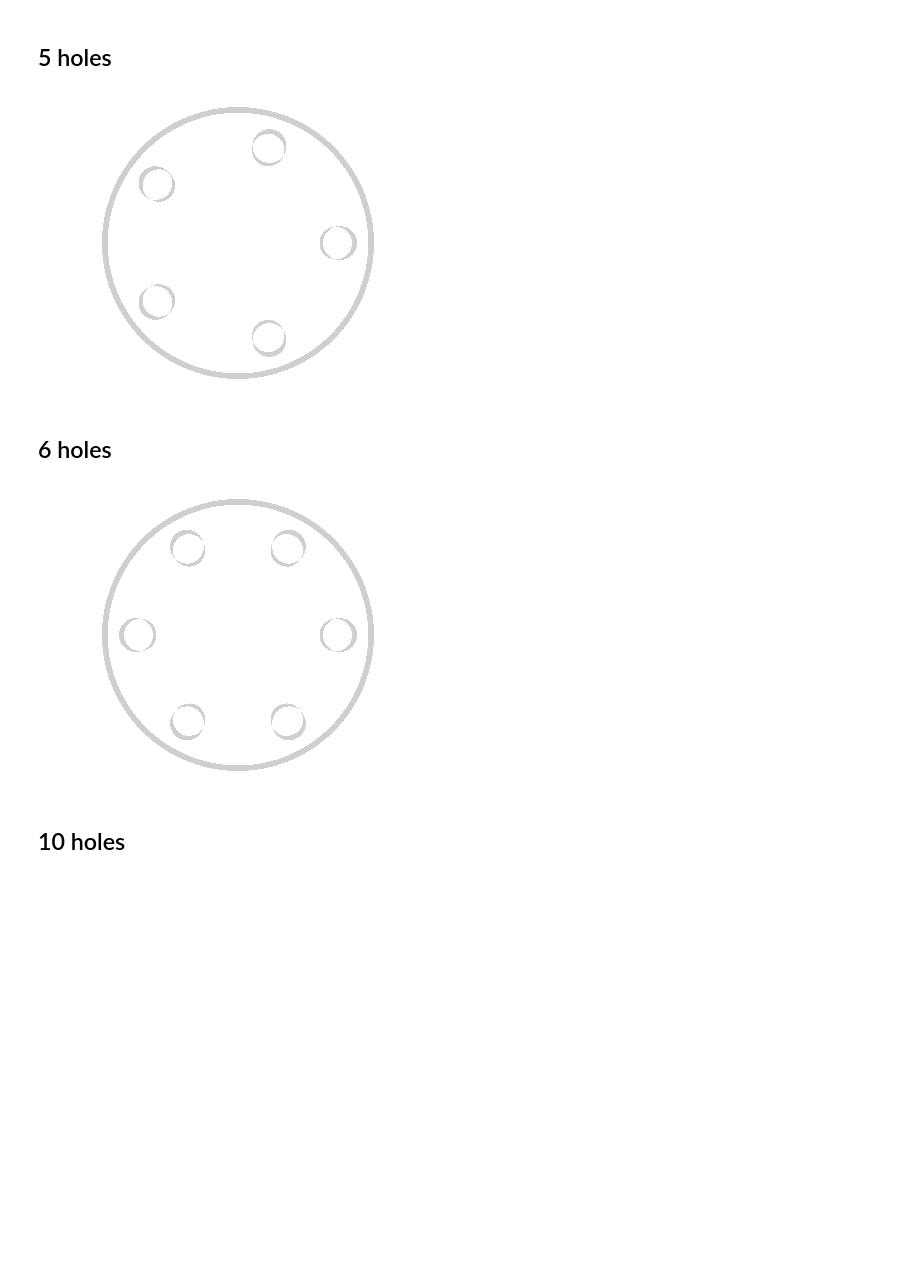
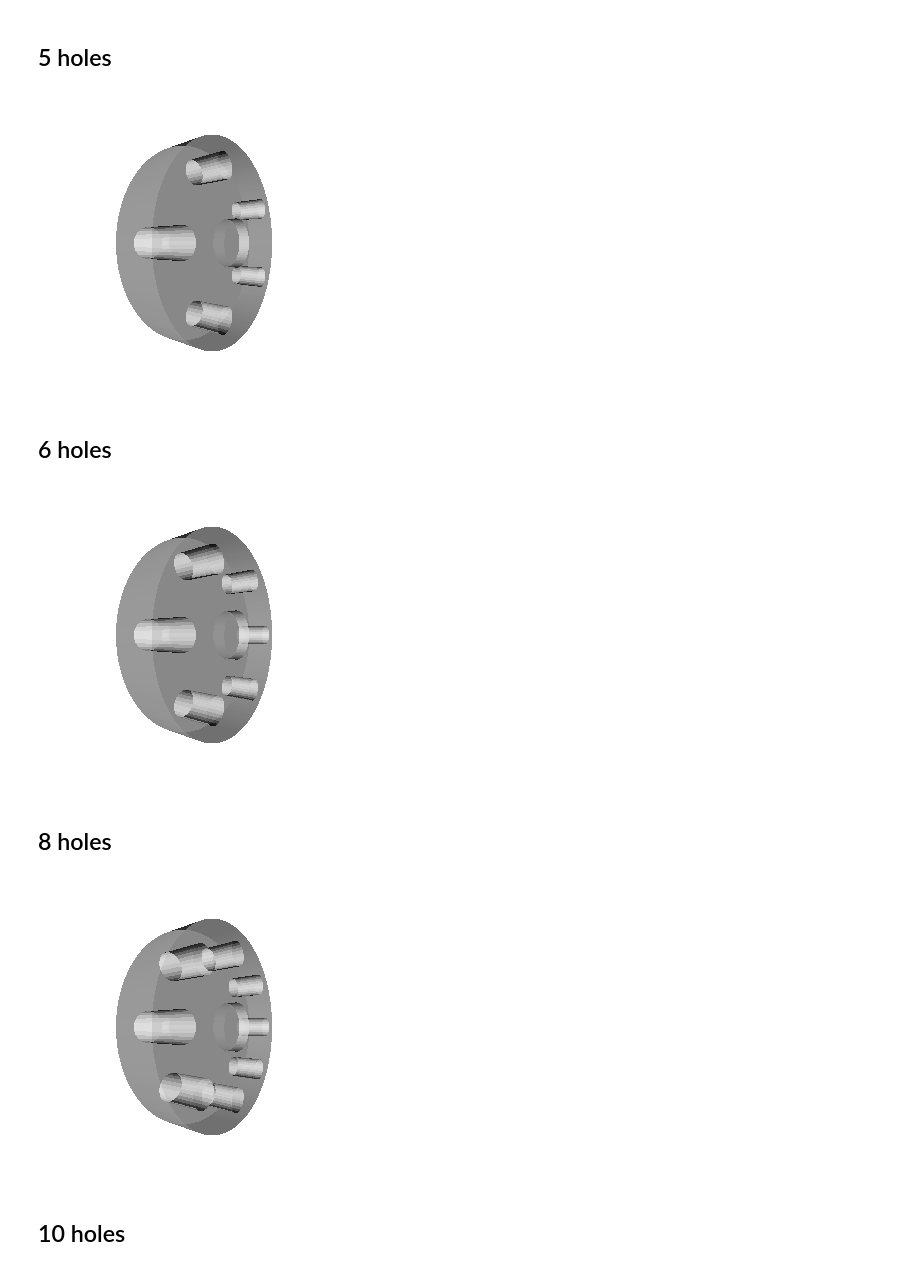
Before and after one commit to deepakramas/cadquery_experiments, a Jupyter notebook: cadgen.ipynb, the cells around one changed output. Saved outputs shown, nothing was run; the diff lists cells and outputs as text; code cells hidden in the pictures; blank space fills up the shorter version.

```diff
--- a/cadgen.ipynb
+++ b/cadgen.ipynb
@@ -102,16 +107,23 @@ plot_stl("box4.STL",position=[0,0,3],viewAngle=75,opacity=0.75)
 ## 5 holes
 # %%
 createCircleWithHoles(5,'box5.STL')
-plot_stl("box5.STL",position=[0,0,3],viewAngle=75,opacity=0.75)
+plot_stl("box5.STL",position=[4,0,0],viewAngle=75,opacity=0.75,azimuth=30)
 # %% [output]
-[figure, old version]
+[figure, new version]
 # %% [markdown]
 ## 6 holes
 # %%
 createCircleWithHoles(6,'box6.STL')
-plot_stl("box6.STL",position=[0,0,3],viewAngle=75,opacity=0.75)
+plot_stl("box6.STL",position=[4,0,0],viewAngle=75,opacity=0.75,azimuth=30)
 # %% [output]
-[figure, old version]
+[figure, new version]
+# %% [markdown]
+## 8 holes
+# %%
+createCircleWithHoles(8,'box8.STL')
+plot_stl("box8.STL",position=[4,0,0],viewAngle=75,opacity=0.75,azimuth=30)
+# %% [output]
+[figure, added]
 # %% [markdown]
 ## 10 holes
 # %%
```
Also changed, not shown: parts of 5 cells of this notebook.
